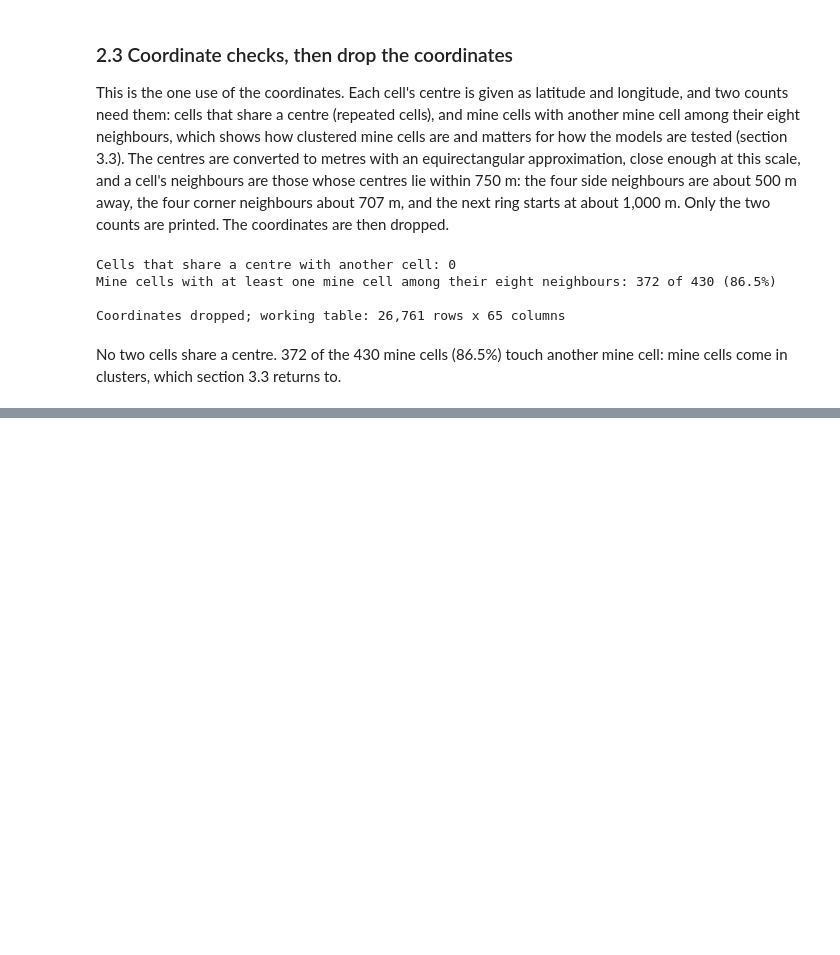
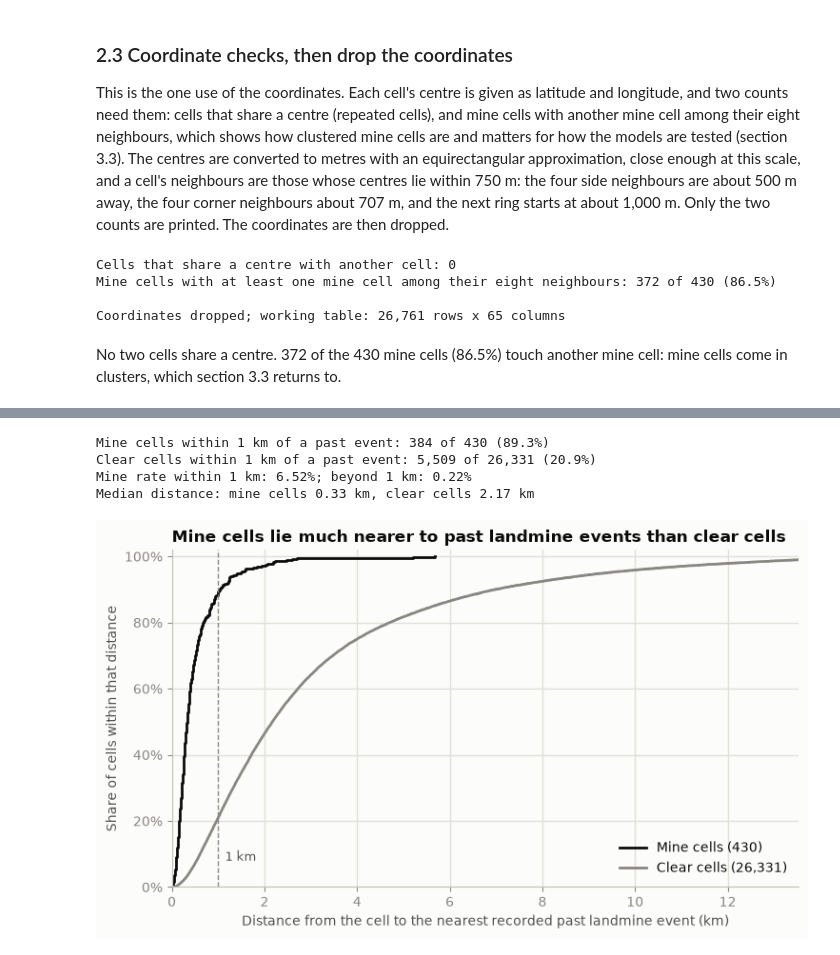
Before and after one commit to travisrcarlson/applied-machine-learning-project, a Jupyter notebook: modeling.ipynb, the cells around one changed output, grey strips where cells are left out. Drawn from its saved outputs; the diff is of its cells as text; code cells hidden in the pictures; blank space fills up the shorter version.

```diff
--- a/modeling.ipynb
+++ b/modeling.ipynb
@@ -341,0 +413,34 @@ No two cells share a centre. 372 of the 430 mine cells (86.5%) touch another min
+# %%
+mine = df[TARGET] == 1
+near = df["dist_old_mine"] <= 1
+print(f"Mine cells within 1 km of a past event: {(mine & near).sum()} of {mine.sum()} ({(mine & near).sum() / mine.sum():.1%})")
+print(f"Clear cells within 1 km of a past event: {(~mine & near).sum():,} of {(~mine).sum():,} "
+      f"({(~mine & near).sum() / (~mine).sum():.1%})")
+print(f"Mine rate within 1 km: {df.loc[near, TARGET].mean():.2%}; beyond 1 km: {df.loc[~near, TARGET].mean():.2%}")
+print(f"Median distance: mine cells {df.loc[mine, 'dist_old_mine'].median():.2f} km, "
+      f"clear cells {df.loc[~mine, 'dist_old_mine'].median():.2f} km")
+
+fig, ax = plt.subplots(figsize=(8.5, 4.6))
+limit = df["dist_old_mine"].quantile(0.99)
+for label, mask, colour in [(f"Mine cells ({mine.sum()})", mine, INK),
+                            (f"Clear cells ({(~mine).sum():,})", ~mine, MUTED)]:
+    values = np.sort(df.loc[mask, "dist_old_mine"].to_numpy())
+    share = np.arange(1, len(values) + 1) / len(values)
+    ax.step(values, share, where="post", color=colour, label=label)
+ax.axvline(1, color=MUTED, linewidth=1, linestyle="--")
+ax.text(1.15, 0.08, "1 km", color=INK_2, fontsize=9)
+ax.set_title("Mine cells lie much nearer to past landmine events than clear cells")
+ax.set_xlabel("Distance from the cell to the nearest recorded past landmine event (km)")
+ax.set_ylabel("Share of cells within that distance")
+ax.yaxis.set_major_formatter(PercentFormatter(1))
+ax.set_xlim(0, limit)
+ax.set_ylim(0, 1.02)
+ax.legend(loc="lower right")
+save_fig(fig, "02_distance_to_past_events.png")
+plt.show()
+# %% [output]
+Mine cells within 1 km of a past event: 384 of 430 (89.3%)
+Clear cells within 1 km of a past event: 5,509 of 26,331 (20.9%)
+Mine rate within 1 km: 6.52%; beyond 1 km: 0.22%
+Median distance: mine cells 0.33 km, clear cells 2.17 km
+[figure, added]
```
Also changed, not shown: parts of 11 cells of this notebook, 2 other files.
